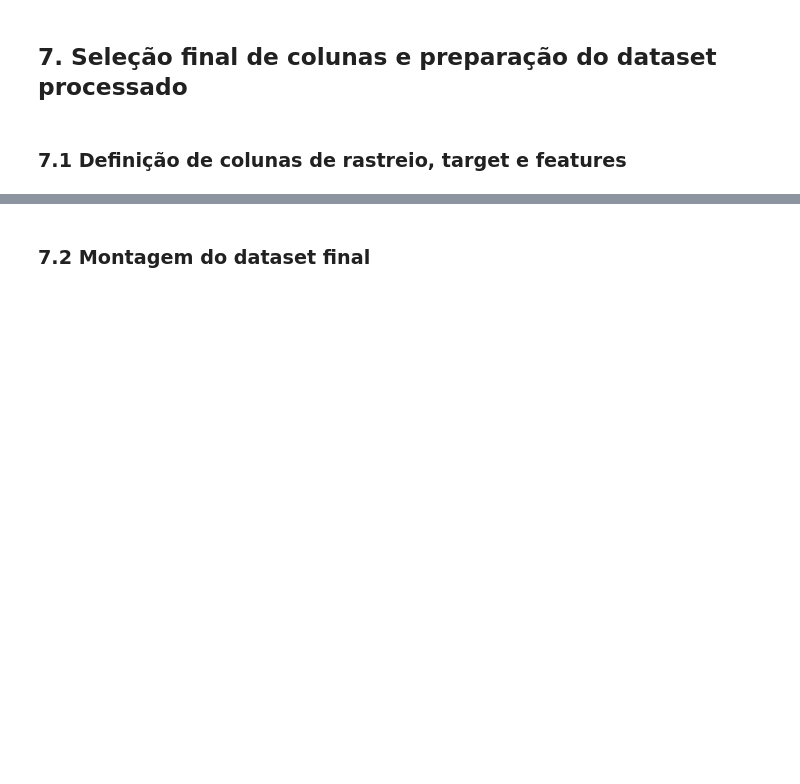
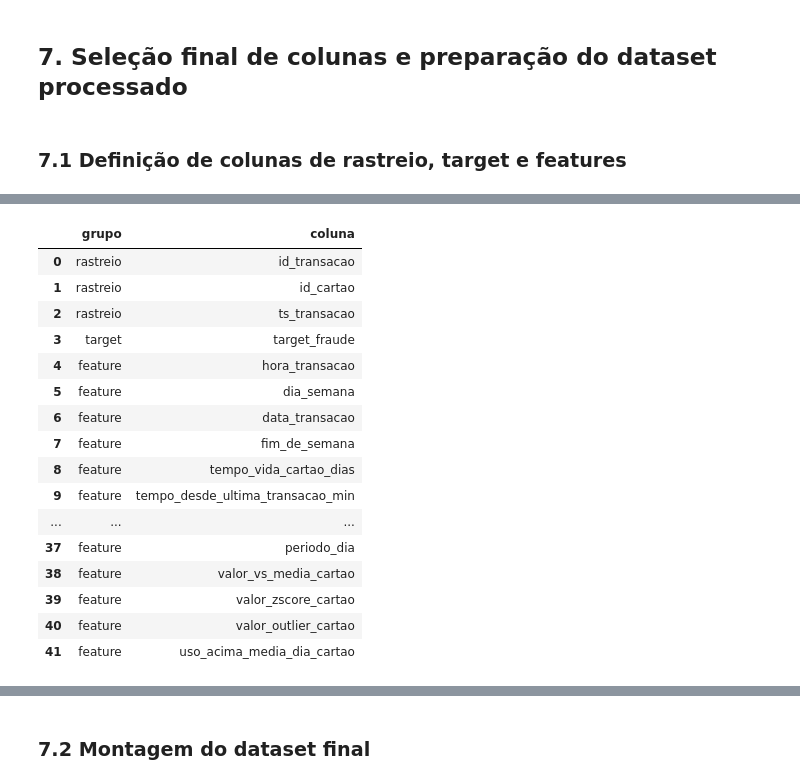
Before and after one commit to lpdata/fraude_bilhetagem, a Jupyter notebook: notebooks/02_tratamento_features.ipynb, the cells around one changed output, grey strips where cells are left out. Drawn from its saved outputs; the diff is of its cells as text; code cells hidden in the pictures; blank space fills up the shorter version.

```diff
--- a/notebooks/02_tratamento_features.ipynb
+++ b/notebooks/02_tratamento_features.ipynb
@@ -1867,0 +1866,83 @@ Essas variáveis comparam cada transação com o histórico do próprio cartão,
+# %%
+# Colunas de rastreio (mantidas para auditoria/debug, não para o modelo)
+cols_rastreio = ['id_transacao', 'id_cartao', 'ts_transacao']
+
+# Variável alvo
+col_target = 'target_fraude'
+
+# Features
+features_etapa_6 = [
+    'hora_transacao',
+    'dia_semana',
+    'data_transacao',
+    'fim_de_semana',
+    'tempo_vida_cartao_dias',
+    'tempo_desde_ultima_transacao_min',
+    'tempo_desde_ultima_transacao_horas',
+    'uso_intervalo_curto',
+    'qtd_transacoes_dia',
+    'qtd_transacoes_24h',
+    'uso_intenso_24h',
+    'linha_repetida',
+    'dispositivo_repetido',
+    'qtd_linhas_distintas_dia',
+    'qtd_dispositivos_distintos_dia',
+    'idade_suspeita',
+    'feriado_bin',
+    'feriado_nao_mapeado',
+    'temp_faixa',
+    'sentido_ida',
+    'clima_adverso',
+    'valor_transacao_faixa',
+    'cartao_qtd_transacoes',
+    'cartao_dias_ativos',
+    'cartao_media_transacoes_por_dia',
+    'cartao_qtd_linhas_distintas',
+    'cartao_qtd_dispositivos_distintos',
+    'cartao_qtd_motoristas_distintos',
+    'cartao_valor_transacao_mean',
+    'cartao_valor_transacao_std',
+    'cartao_pct_integracao',
+    'cartao_pct_feriado',
+    'cartao_pct_intervalo_curto',
+    'periodo_dia',
+    'valor_vs_media_cartao',
+    'valor_zscore_cartao',
+    'valor_outlier_cartao',
+    'uso_acima_media_dia_cartao'
+]
+
+# Validações de existência
+obrigatorias = cols_rastreio + [col_target]
+faltando_obrigatorias = [c for c in obrigatorias if c not in df.columns]
+faltando_features = [f for f in features_etapa_6 if f not in df.columns]
+
+print("Colunas de rastreio:", cols_rastreio)
+print("Target:", col_target)
+print("Total de features previstas (Etapa 6):", len(features_etapa_6))
+
+print("\nChecagem de existência:")
+print("Faltando obrigatórias:", faltando_obrigatorias)
+print("Faltando features:", faltando_features)
+
+# Checagem de interseção indevida
+intersecao_rastreio = sorted(set(cols_rastreio).intersection(features_etapa_6))
+intersecao_target = sorted(set([col_target]).intersection(features_etapa_6))
+
+print("\nChecagem de contrato (sem vazamentos estruturais):")
+print("Interseção rastreio ∩ features:", intersecao_rastreio)
+print("Interseção target ∩ features:", intersecao_target)
+
+# Lista final de features válidas (somente as que existem no df)
+features_validas = [f for f in features_etapa_6 if f in df.columns]
+
+checkpoint(
+    f"7.1 Concluído: contrato definido | rastreio={len(cols_rastreio)} "
+    f"| target=1 | features_validas={len(features_validas)}"
+)
+
+display(pd.DataFrame({
+    'grupo': (['rastreio'] * len(cols_rastreio)) + (['target']) + (['feature'] * len(features_validas)),
+    'coluna': cols_rastreio + [col_target] + features_validas
+}))
+# %% [output]
@@ -1867,0 +1961,17 @@ Essas variáveis comparam cada transação com o histórico do próprio cartão,
+|  | grupo | coluna |
+| 0 | rastreio | id_transacao |
+| 1 | rastreio | id_cartao |
+| 2 | rastreio | ts_transacao |
+| 3 | target | target_fraude |
+| 4 | feature | hora_transacao |
+| 5 | feature | dia_semana |
+| 6 | feature | data_transacao |
+| 7 | feature | fim_de_semana |
+| 8 | feature | tempo_vida_cartao_dias |
+| 9 | feature | tempo_desde_ultima_transacao_min |
+| ... | ... | ... |
+| 37 | feature | periodo_dia |
+| 38 | feature | valor_vs_media_cartao |
+| 39 | feature | valor_zscore_cartao |
+| 40 | feature | valor_outlier_cartao |
+| 41 | feature | uso_acima_media_dia_cartao |
```
Also changed, not shown: parts of 21 cells of this notebook.
